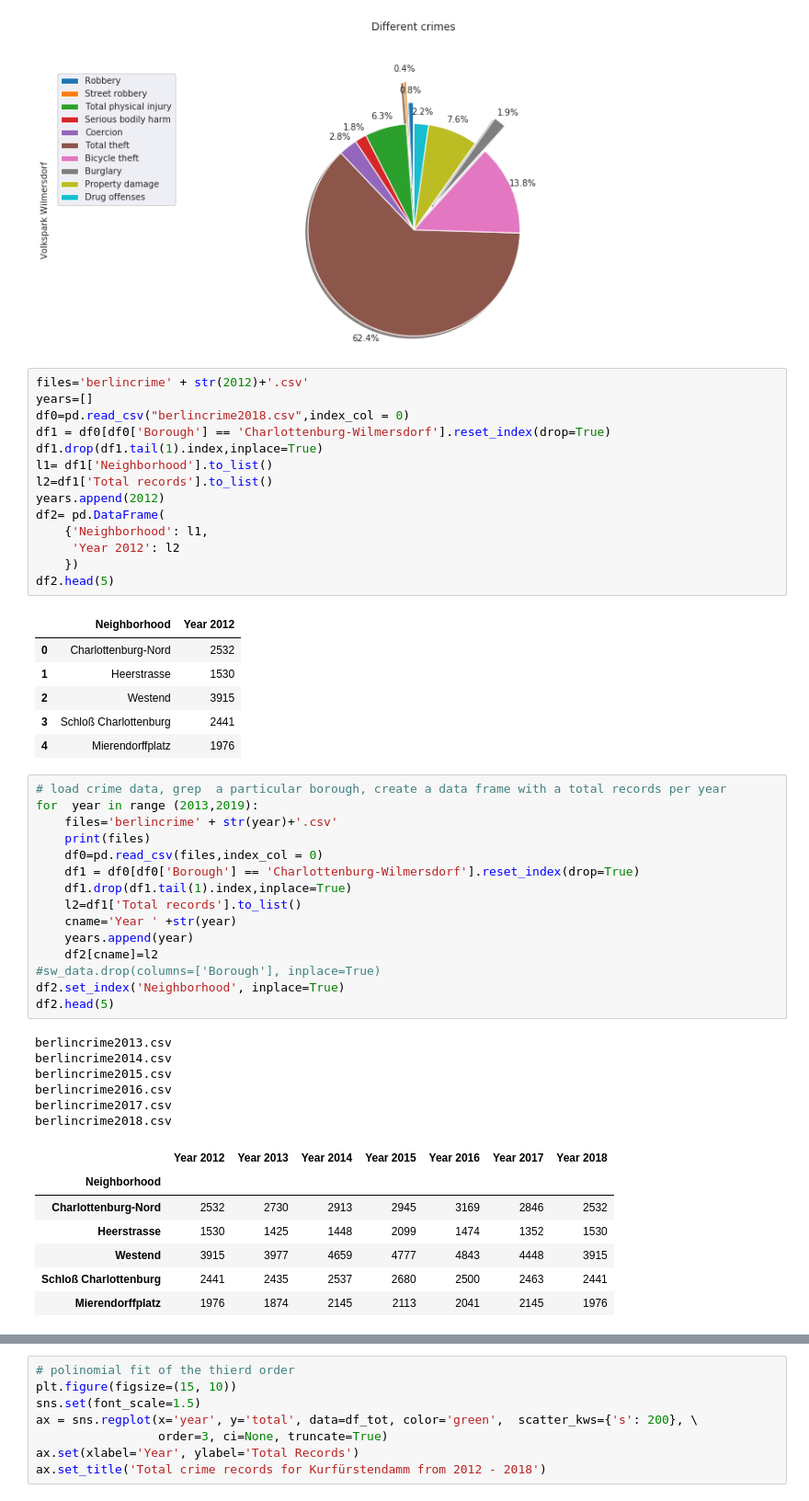
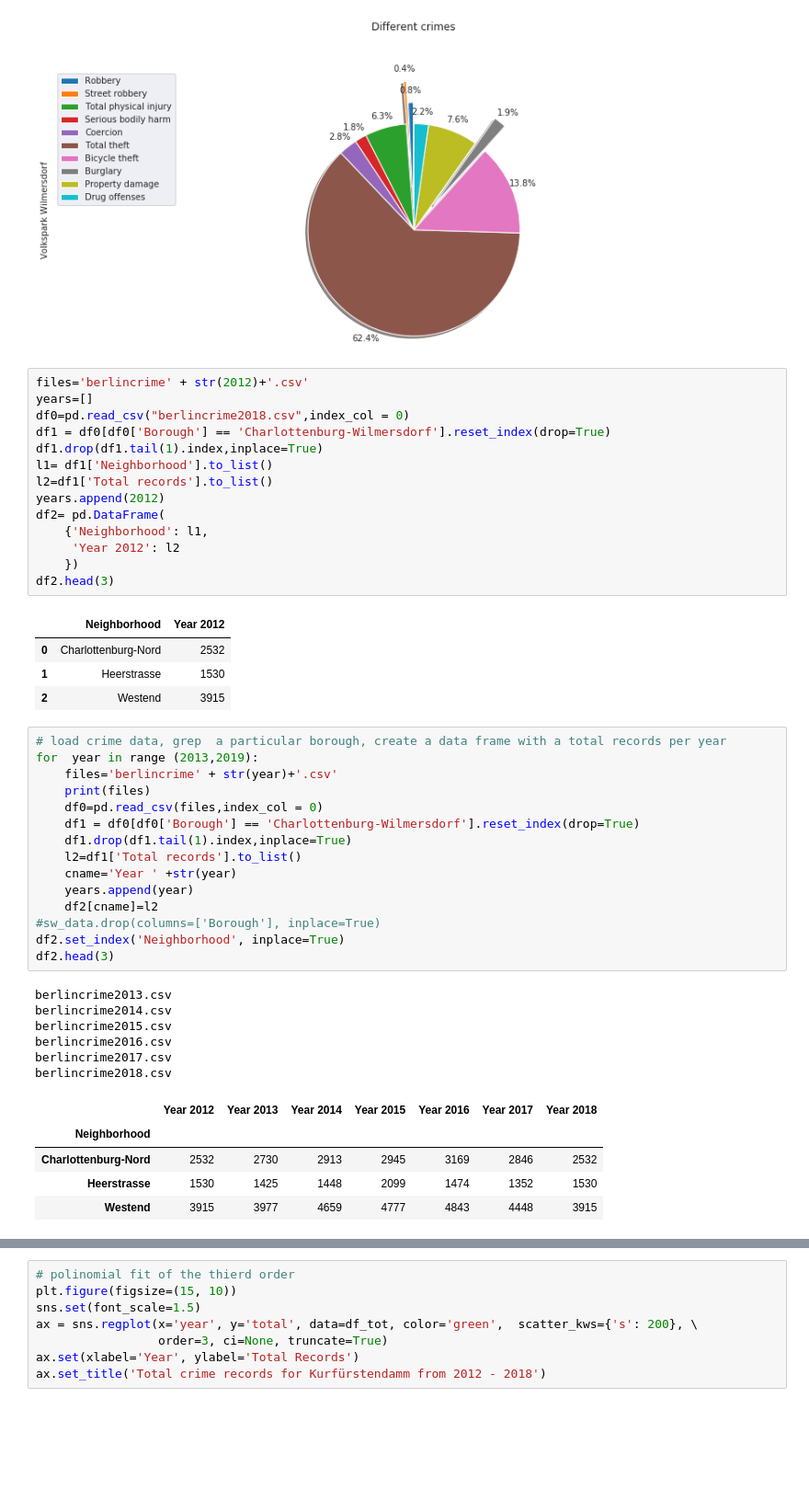
Before and after one commit to sergiusdell75/Coursera_Capstone, a Jupyter notebook: bon_visualization_statistics.ipynb, the cells around one changed output, grey strips where cells are left out. Shown at 92% size. Drawn from its saved outputs; the diff is of its cells as text; blank space fills up the shorter version.

```diff
--- a/bon_visualization_statistics.ipynb
+++ b/bon_visualization_statistics.ipynb
@@ -176,43 +155,39 @@ df2= pd.DataFrame(
     {'Neighborhood': l1,
      'Year 2012': l2
     })
-df2.head(5)
+df2.head(3)
 # %% [output]
 |  | Neighborhood | Year 2012 |
 | 0 | Charlottenburg-Nord | 2532 |
 | 1 | Heerstrasse | 1530 |
 | 2 | Westend | 3915 |
-| 3 | Schloß Charlottenburg | 2441 |
-| 4 | Mierendorffplatz | 1976 |
 # %%
 # load crime data, grep  a particular borough, create a data frame with a total records per year
 for  year in range (2013,2019):
     files='berlincrime' + str(year)+'.csv'
     print(files)
     df0=pd.read_csv(files,index_col = 0)
     df1 = df0[df0['Borough'] == 'Charlottenburg-Wilmersdorf'].reset_index(drop=True)
     df1.drop(df1.tail(1).index,inplace=True)
     l2=df1['Total records'].to_list()
     cname='Year ' +str(year)
     years.append(year)
     df2[cname]=l2
 #sw_data.drop(columns=['Borough'], inplace=True)
 df2.set_index('Neighborhood', inplace=True)
-df2.head(5)
+df2.head(3)
 # %% [output]
 berlincrime2013.csv
 berlincrime2014.csv
 berlincrime2015.csv
 berlincrime2016.csv
 berlincrime2017.csv
 berlincrime2018.csv
 |  | Year 2012 | Year 2013 | Year 2014 | Year 2015 | Year 2016 | Year 2017 | Year 2018 |
 | Neighborhood |  |  |  |  |  |  |  |
 | Charlottenburg-Nord | 2532 | 2730 | 2913 | 2945 | 3169 | 2846 | 2532 |
 | Heerstrasse | 1530 | 1425 | 1448 | 2099 | 1474 | 1352 | 1530 |
 | Westend | 3915 | 3977 | 4659 | 4777 | 4843 | 4448 | 3915 |
-| Schloß Charlottenburg | 2441 | 2435 | 2537 | 2680 | 2500 | 2463 | 2441 |
-| Mierendorffplatz | 1976 | 1874 | 2145 | 2113 | 2041 | 2145 | 1976 |
 # %%
 #df2T.describe()
 totl=df2.loc['Kurfürstendamm'] # Pandas series
```
Also changed, not shown: parts of 20 cells of this notebook.
